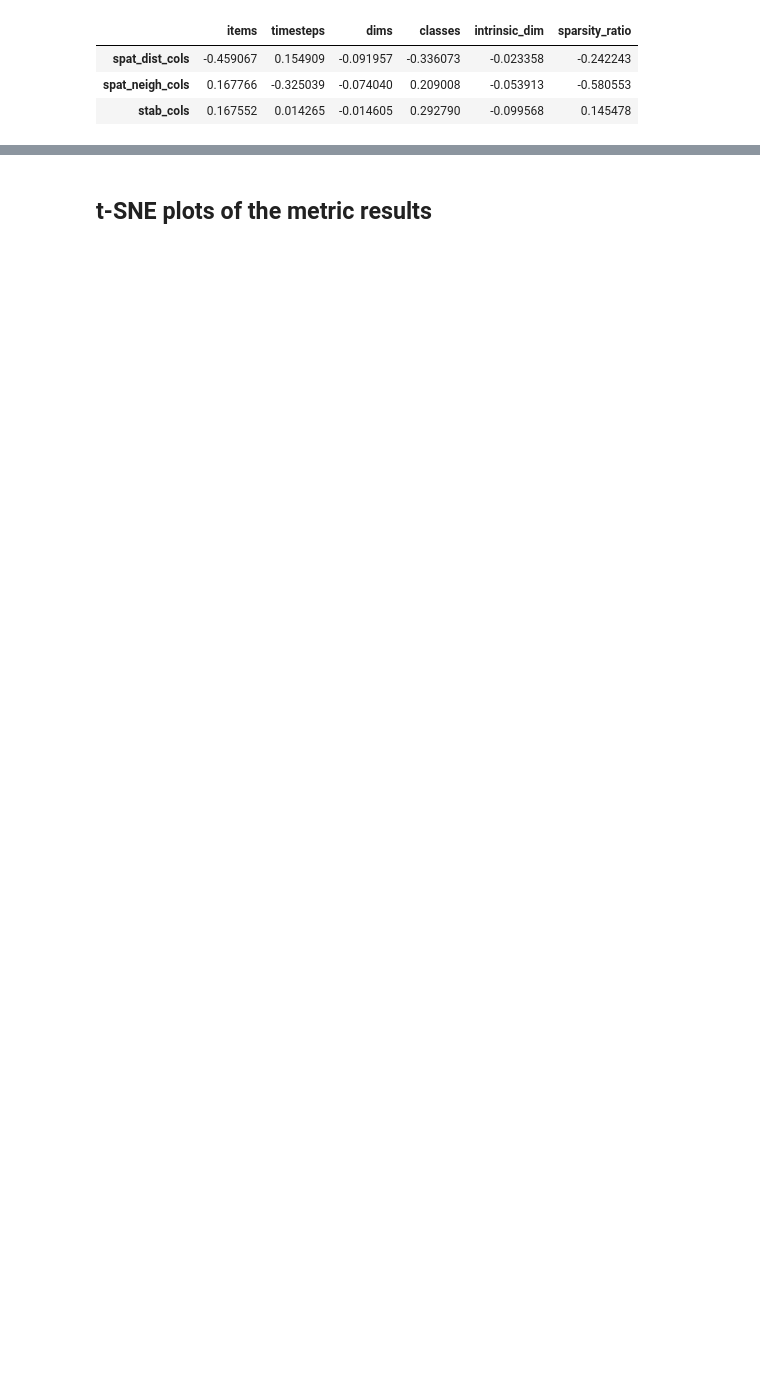
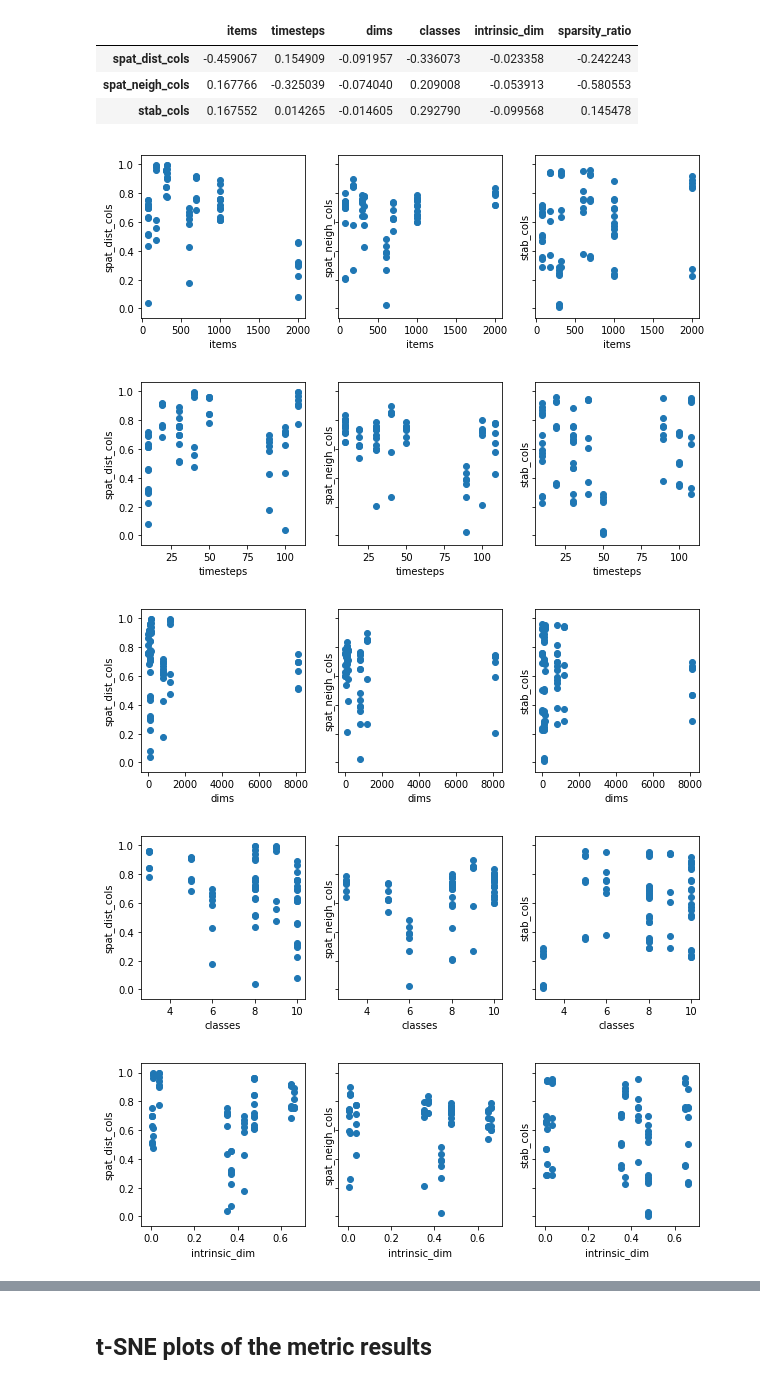
Before and after one commit to EduardoVernier/dynamic-projections, a Jupyter notebook: Plots/table_trait_corr_and_tsne_run_plots.ipynb, the cells around one changed output, grey strips where cells are left out. Cells and saved outputs as stored; diff of their text form; code cells hidden in the pictures; blank space fills up the shorter version.

```diff
--- a/Plots/table_trait_corr_and_tsne_run_plots.ipynb
+++ b/Plots/table_trait_corr_and_tsne_run_plots.ipynb
@@ -128,0 +134,13 @@ corr_table
+# %%
+for t in ['items', 'timesteps', 'dims', 'classes', 'intrinsic_dim', 'sparsity_ratio']:
+    fig, axs = plt.subplots(ncols=3, nrows=1, figsize=(10,3), sharey=True)
+    for i, m in enumerate(['spat_dist_cols', 'spat_neigh_cols', 'stab_cols']):
+        axs[i].scatter(df[t], df[m])
+        axs[i].set_xlabel(t)
+        axs[i].set_ylabel(m)
+# %% [output]
+[figure, added]
+[figure, added]
+[figure, added]
+[figure, added]
+[figure, added]
```
Also changed, not shown: parts of 10 cells of this notebook, 12 other files.
